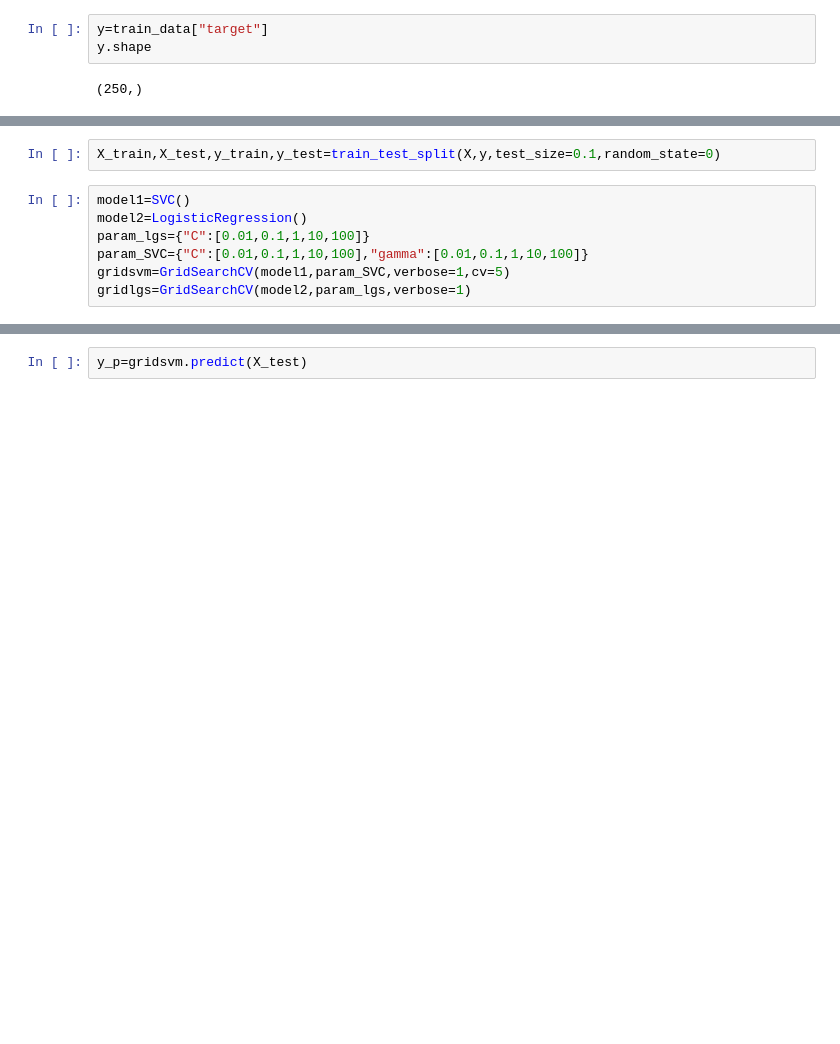
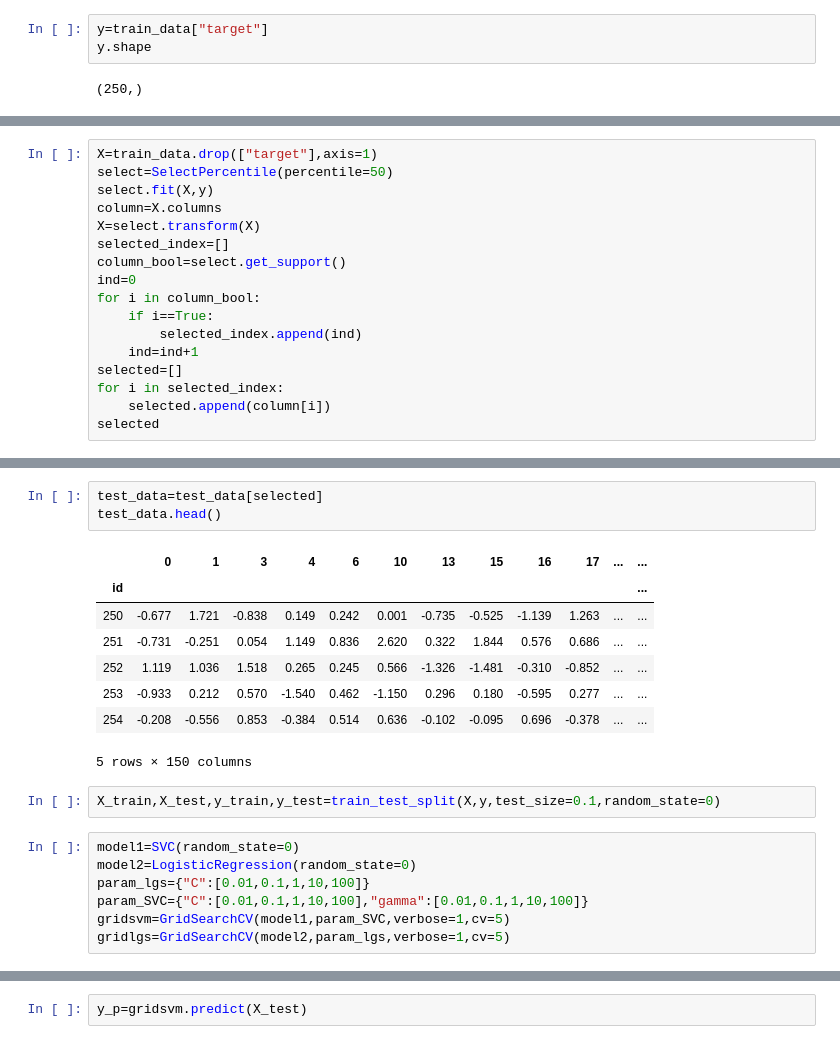
Before and after one commit to saheedniyi02/kaggle-don-t-overfit-competition, a Jupyter notebook: Untitled1.ipynb, the cells around one changed output, grey strips where cells are left out. Saved outputs shown, nothing was run; the diff lists cells and outputs as text; blank space fills up the shorter version.

```diff
--- a/Untitled1.ipynb
+++ b/Untitled1.ipynb
@@ -115,0 +116,17 @@ X.shape
+# %%
+X=train_data.drop(["target"],axis=1)
+select=SelectPercentile(percentile=50)
+select.fit(X,y)
+column=X.columns
+X=select.transform(X)
+selected_index=[]
+column_bool=select.get_support()
+ind=0
+for i in column_bool:
+    if i==True:
+        selected_index.append(ind)
+    ind=ind+1
+selected=[]
+for i in selected_index:
+    selected.append(column[i])
+selected
@@ -116,12 +151,24 @@ X.shape
+# %%
+test_data=test_data[selected]
+test_data.head()
+# %% [output]
+|  | 0 | 1 | 3 | 4 | 6 | 10 | 13 | 15 | 16 | 17 | ... | ... |
+| id |  |  |  |  |  |  |  |  |  |  |  | ... |
+| 250 | -0.677 | 1.721 | -0.838 | 0.149 | 0.242 | 0.001 | -0.735 | -0.525 | -1.139 | 1.263 | ... | ... |
+| 251 | -0.731 | -0.251 | 0.054 | 1.149 | 0.836 | 2.620 | 0.322 | 1.844 | 0.576 | 0.686 | ... | ... |
+| 252 | 1.119 | 1.036 | 1.518 | 0.265 | 0.245 | 0.566 | -1.326 | -1.481 | -0.310 | -0.852 | ... | ... |
+| 253 | -0.933 | 0.212 | 0.570 | -1.540 | 0.462 | -1.150 | 0.296 | 0.180 | -0.595 | 0.277 | ... | ... |
+| 254 | -0.208 | -0.556 | 0.853 | -0.384 | 0.514 | 0.636 | -0.102 | -0.095 | 0.696 | -0.378 | ... | ... |
+5 rows × 150 columns
 # %%
 X_train,X_test,y_train,y_test=train_test_split(X,y,test_size=0.1,random_state=0)
 # %%
-model1=SVC()
-model2=LogisticRegression()
+model1=SVC(random_state=0)
+model2=LogisticRegression(random_state=0)
 param_lgs={"C":[0.01,0.1,1,10,100]}
 param_SVC={"C":[0.01,0.1,1,10,100],"gamma":[0.01,0.1,1,10,100]}
 gridsvm=GridSearchCV(model1,param_SVC,verbose=1,cv=5)
-gridlgs=GridSearchCV(model2,param_lgs,verbose=1)
+gridlgs=GridSearchCV(model2,param_lgs,verbose=1,cv=5)
 # %%
 gridsvm.fit(X_train,y_train)
 print (gridsvm.best_params_)
```
Also changed, not shown: parts of 22 cells of this notebook.
